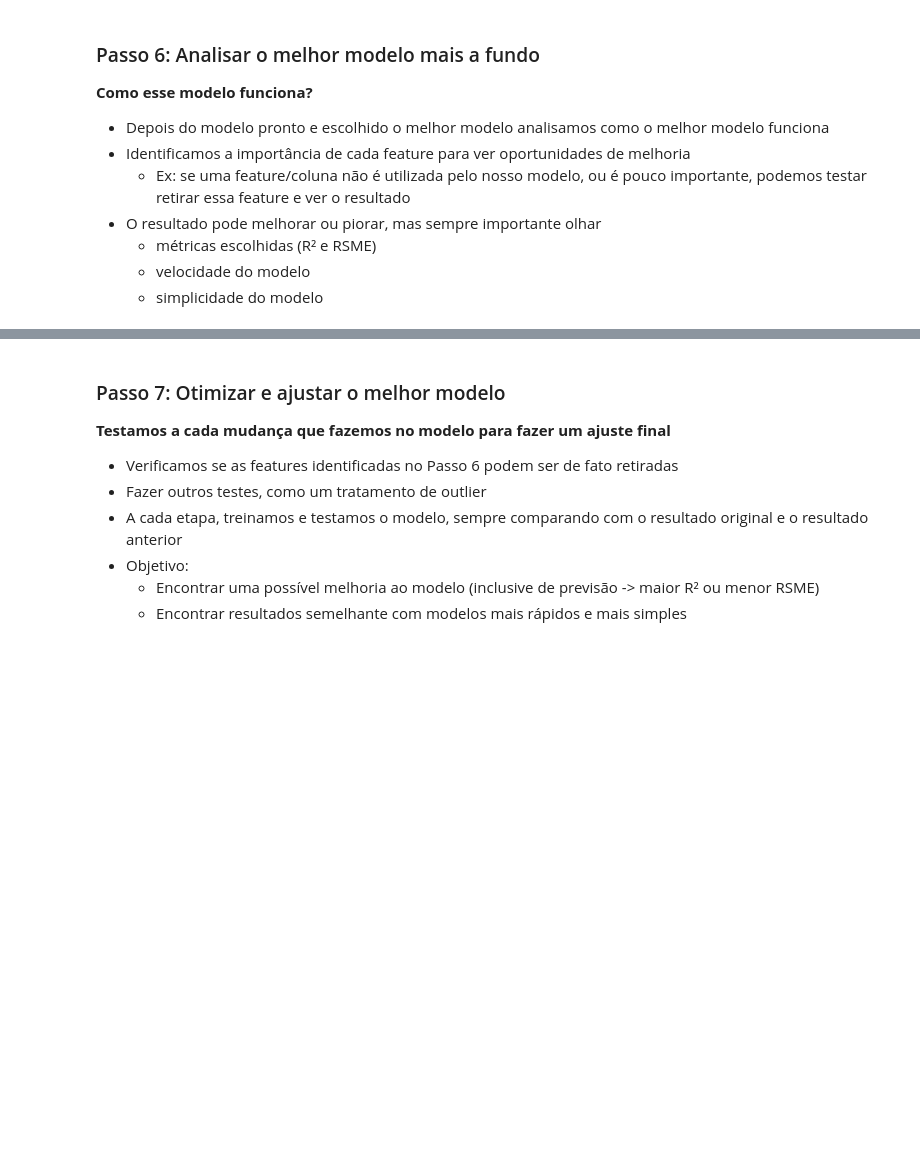
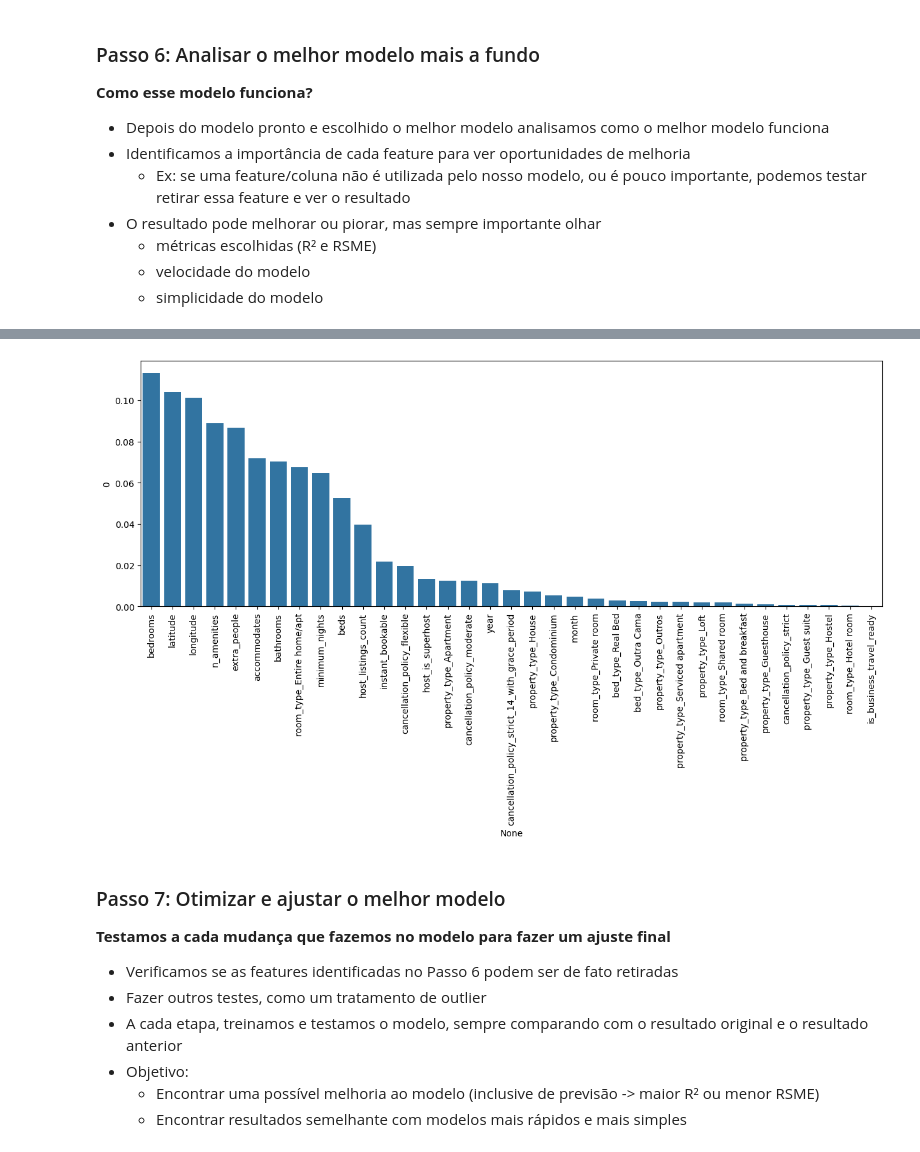
Before and after one commit to Giodzz/Data-Science-Project, a Jupyter notebook: main.ipynb, the cells around one changed output, grey strips where cells are left out. Cells and saved outputs as stored; diff of their text form; code cells hidden in the pictures; blank space fills up the shorter version.

Commit message:
Passo 6: analisando o melhor modelo

```diff
--- a/main.ipynb
+++ b/main.ipynb
@@ -794,7 +794,7 @@ Quando ficamos em dúvida, utilizamos métricas estatísticas para nos orientar
 def avaliar_modelo(nome_modelo, y_teste, previsao):
     r2 = r2_score(y_teste, previsao)
     RSME = np.sqrt(mean_squared_error(y_teste, previsao))
-    return f'Modelo: {nome_modelo}\nR²: {r2}\nRSME: {RSME}'
+    return f'Modelo: {nome_modelo}\nR²: {r2:.2%}\nRSME: {RSME:.2f}'
 # %% [markdown]
 ### Passo 3: Escolher quais Modelos vamos usar e testar
 # %% [markdown]
@@ -912,3 +914,7 @@ RSME: 40.87223729731445
     - métricas escolhidas (R² e RSME)
     - velocidade do modelo
     - simplicidade do modelo
+# %%
+importancia_features = pd.DataFrame(modelo_xt.feature_importances_, index=X_train.columns)
+importancia_features = importancia_features.sort_values(by=0, ascending=False)
+display(importancia_features)
@@ -915,3 +939,9 @@ RSME: 40.87223729731445
+# %%
+plt.figure(figsize=(15, 5))
+ax = sns.barplot(x=importancia_features.index, y=importancia_features[0])
+ax.tick_params(axis='x', rotation=90)
+# %% [output]
+[figure, added]
 # %% [markdown]
 ### Passo 7: Otimizar e ajustar o melhor modelo
 
```
Also changed, not shown: parts of 4 cells of this notebook.
